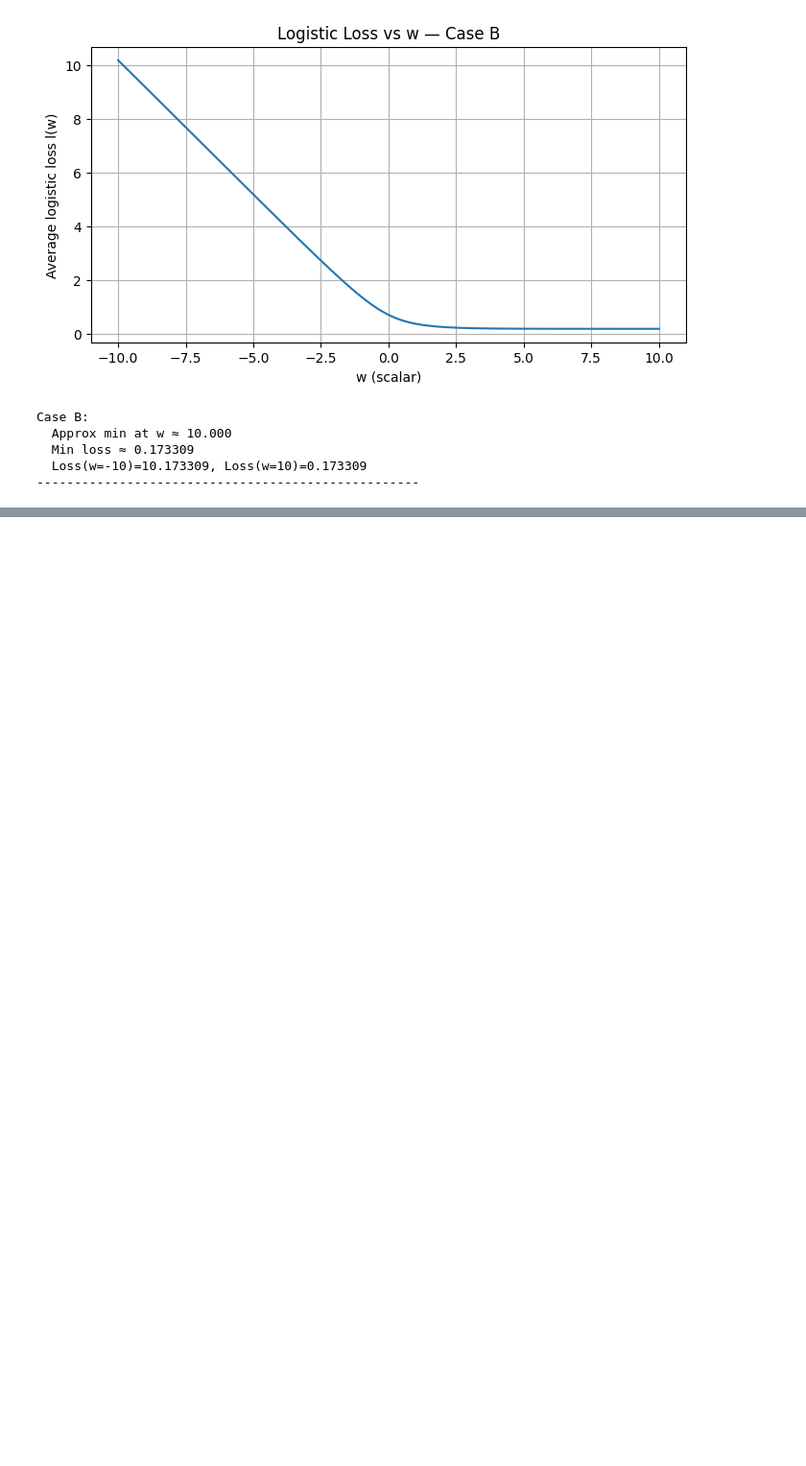
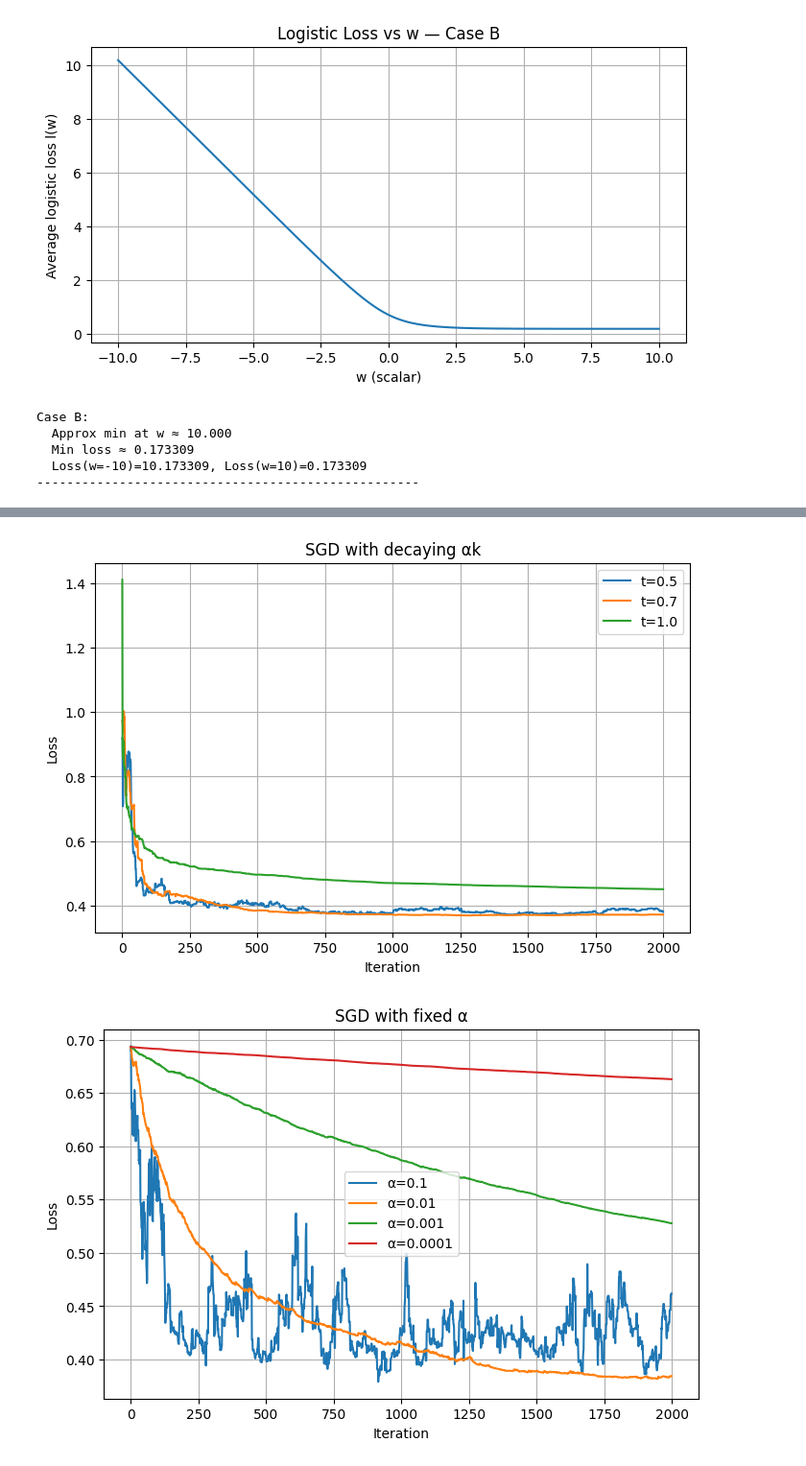
Before and after one commit to SoumyaBhaiya/my-practice, a Jupyter notebook: EEE598finalProject.ipynb, the cells around one changed output, grey strips where cells are left out. Shown at 96% size. Cells and saved outputs as stored; diff of their text form; code cells hidden in the pictures; blank space fills up the shorter version.

```diff
--- a/EEE598finalProject.ipynb
+++ b/EEE598finalProject.ipynb
@@ -58,0 +639,51 @@ Case B:
+# %%
+def plot_losses(results, title):
+    plt.figure(figsize=(8, 5))
+    for label, loss in results.items():
+        plt.plot(loss, label=label)
+    plt.xlabel("Iteration")
+    plt.ylabel("Loss")
+    plt.title(title)
+    plt.legend()
+    plt.grid()
+    plt.show()
+#to plot losses
+# %%
+# SGD decaying
+res_decaying = {
+    "t=0.5": SGD_decaying(0.5),
+    "t=0.7": SGD_decaying(0.7),
+    "t=1.0": SGD_decaying(1.0)
+}
+
+plot_losses(res_decaying, "SGD with decaying αk")
+
+# SGD fixed
+res_fixed = {
+    "α=0.1": SGD_fixed(0.1),
+    "α=0.01": SGD_fixed(0.01),
+    "α=0.001": SGD_fixed(0.001),
+    "α=0.0001": SGD_fixed(0.0001),
+}
+
+plot_losses(res_fixed, "SGD with fixed α")
+
+# minibatch
+res_minibatch = {
+    "B=16": minibatch_SGD(16, 0.01),
+    "B=32": minibatch_SGD(32, 0.01),
+    "B=64": minibatch_SGD(64, 0.01),
+    "B=128": minibatch_SGD(128, 0.01),
+}
+plot_losses(res_minibatch, "Mini-batch SGD")
+
+# AdaGrad Norm
+res_adagrad = {"AdaGrad-Norm": AdaGrad_Norm()}
+plot_losses(res_adagrad, "AdaGrad-Norm")
+
+# Adam
+res_adam = {"Adam": Adam(0.01)}
+plot_losses(res_adam, "Adam optimization")
+# %% [output]
+[figure, added]
+[figure, added]
```
Also changed, not shown: parts of 21 cells of this notebook, 1 other file.
